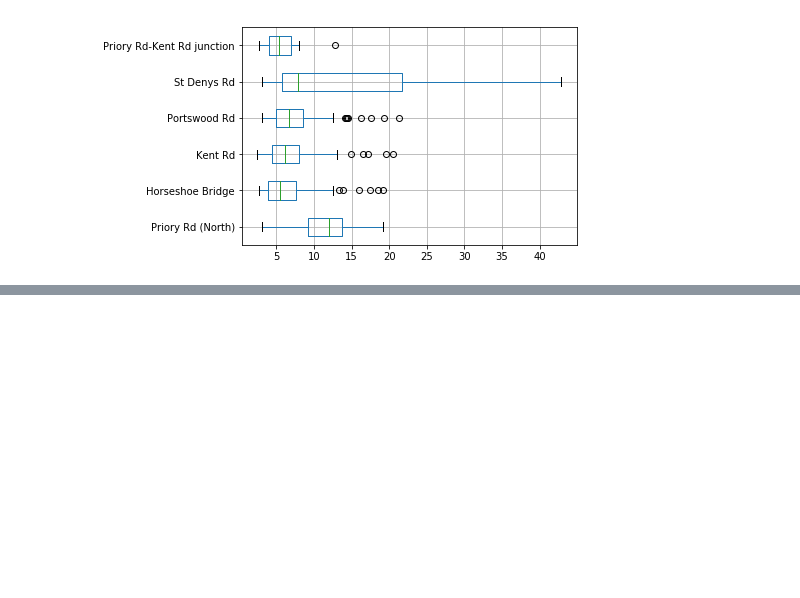
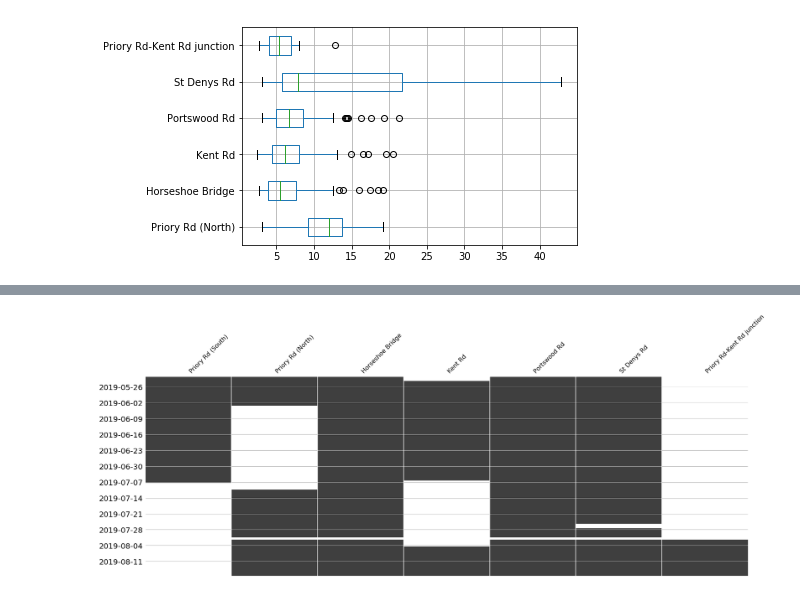
Before and after one commit to robintw/Breathing-Spaces-code, a Jupyter notebook: Get AQ Data.ipynb, the cells around one changed output, grey strips where cells are left out. Saved outputs shown, nothing was run; the diff lists cells and outputs as text; code cells hidden in the pictures; blank space fills up the shorter version.

Commit message:
Update notebook playgrounds for getting aq data and loading Flo's CSV in same format

```diff
--- a/Get AQ Data.ipynb
+++ b/Get AQ Data.ipynb
@@ -97,0 +100,2 @@ daily_mean.rename(columns=ID_to_name).boxplot(vert=False)
+# %%
+dm2 = daily_mean.set_index(daily_mean.index.to_period())
@@ -97,0 +118,7 @@ daily_mean.rename(columns=ID_to_name).boxplot(vert=False)
+# %%
+msno.matrix(dm2.rename(columns=ID_to_name), freq='W', sparkline=False)
+plt.grid(axis='y')
+plt.tight_layout()
+plt.savefig('graphs/DataAvailability.png', dpi=200)
+# %% [output]
+[figure, added]
```
Also changed, not shown: parts of 2 cells of this notebook, 1 other file.
